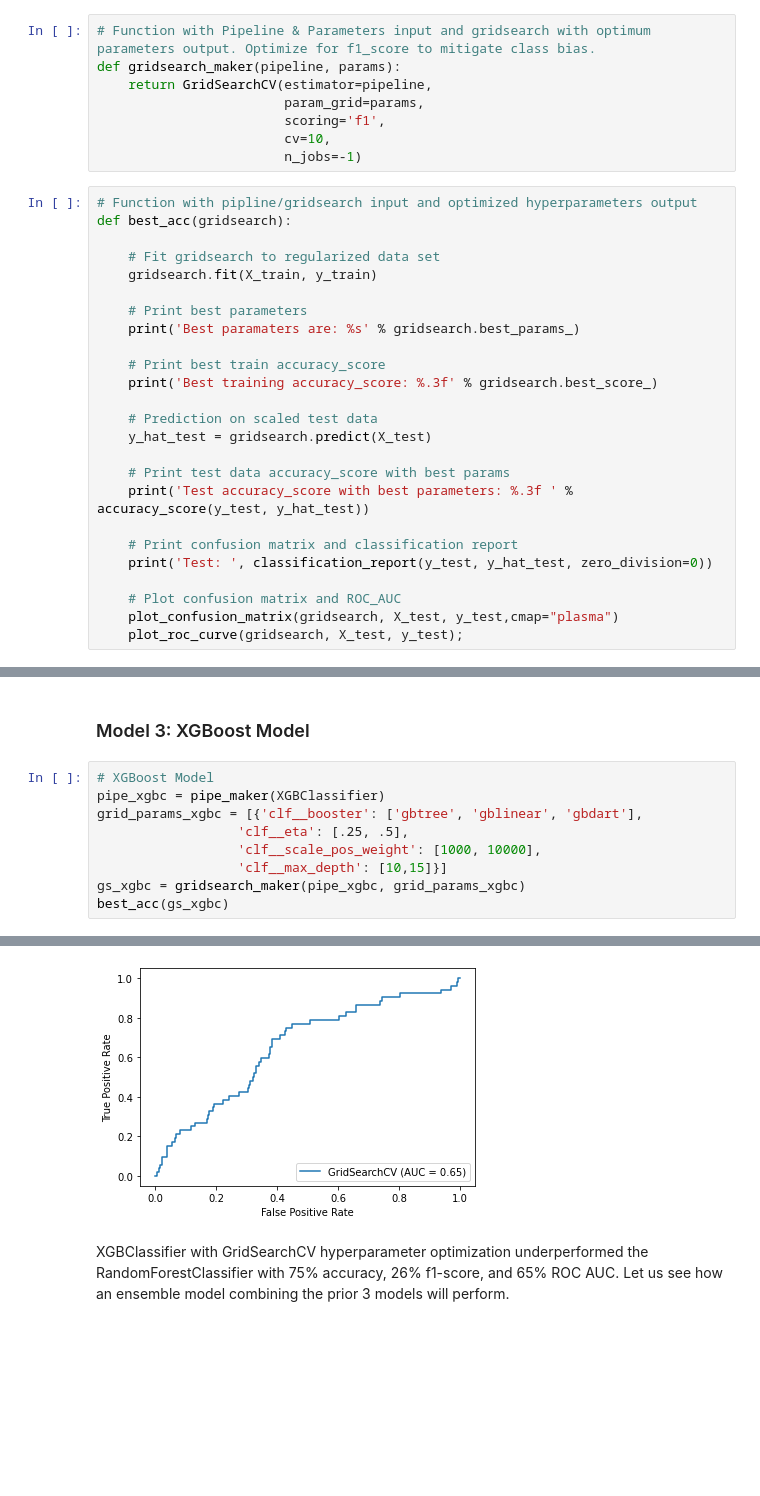
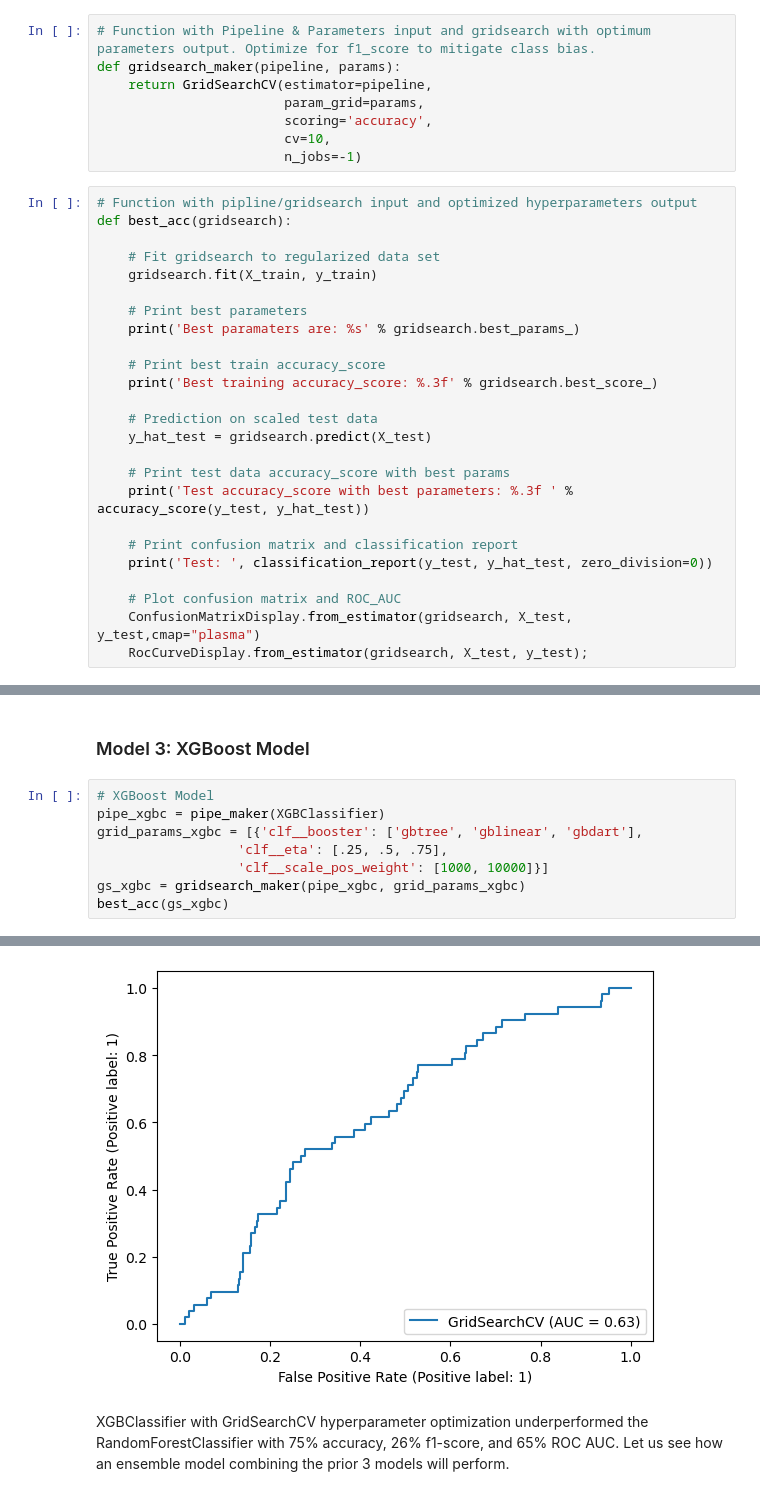
Before and after one commit to RH3421/Reducing_NBA_Injuries, a Jupyter notebook: Main_Notebook.ipynb, the cells around one changed output, grey strips where cells are left out. Drawn from its saved outputs; the diff is of its cells as text; blank space fills up the shorter version.

```diff
--- a/Main_Notebook.ipynb
+++ b/Main_Notebook.ipynb
@@ -479,7 +479,7 @@ def pipe_maker(classifier):
 def gridsearch_maker(pipeline, params):
     return GridSearchCV(estimator=pipeline,
                         param_grid=params,
-                        scoring='f1',
+                        scoring='accuracy',
                         cv=10,
                         n_jobs=-1)
 # %%
@@ -505,8 +505,8 @@ def best_acc(gridsearch):
     print('Test: ', classification_report(y_test, y_hat_test, zero_division=0))
 
     # Plot confusion matrix and ROC_AUC
-    plot_confusion_matrix(gridsearch, X_test, y_test,cmap="plasma")
-    plot_roc_curve(gridsearch, X_test, y_test);
+    ConfusionMatrixDisplay.from_estimator(gridsearch, X_test, y_test,cmap="plasma")
+    RocCurveDisplay.from_estimator(gridsearch, X_test, y_test);
 # %% [markdown]
 Model away...
 # %% [markdown]
@@ -646,9 +669,8 @@ RandomForestClassifier with  GridSearchCV hyperparameter optimization performed
 # XGBoost Model
 pipe_xgbc = pipe_maker(XGBClassifier)
 grid_params_xgbc = [{'clf__booster': ['gbtree', 'gblinear', 'gbdart'],
-                  'clf__eta': [.25, .5],
-                  'clf__scale_pos_weight': [1000, 10000],
-                  'clf__max_depth': [10,15]}]
+                  'clf__eta': [.25, .5, .75],
+                  'clf__scale_pos_weight': [1000, 10000]}]
 gs_xgbc = gridsearch_maker(pipe_xgbc, grid_params_xgbc)
 best_acc(gs_xgbc)
 # %% [output]
@@ -667,4 +692,4 @@ weighted avg       0.82      0.75      0.78       432
-[figure, old version]
+[figure, new version]
 # %% [markdown]
 XGBClassifier with GridSearchCV hyperparameter optimization underperformed the RandomForestClassifier with 75% accuracy, 26% f1-score, and 65% ROC AUC. Let us see how an ensemble model combining the prior 3 models will perform.
 # %% [markdown]
```
Also changed, not shown: parts of 12 cells of this notebook.
